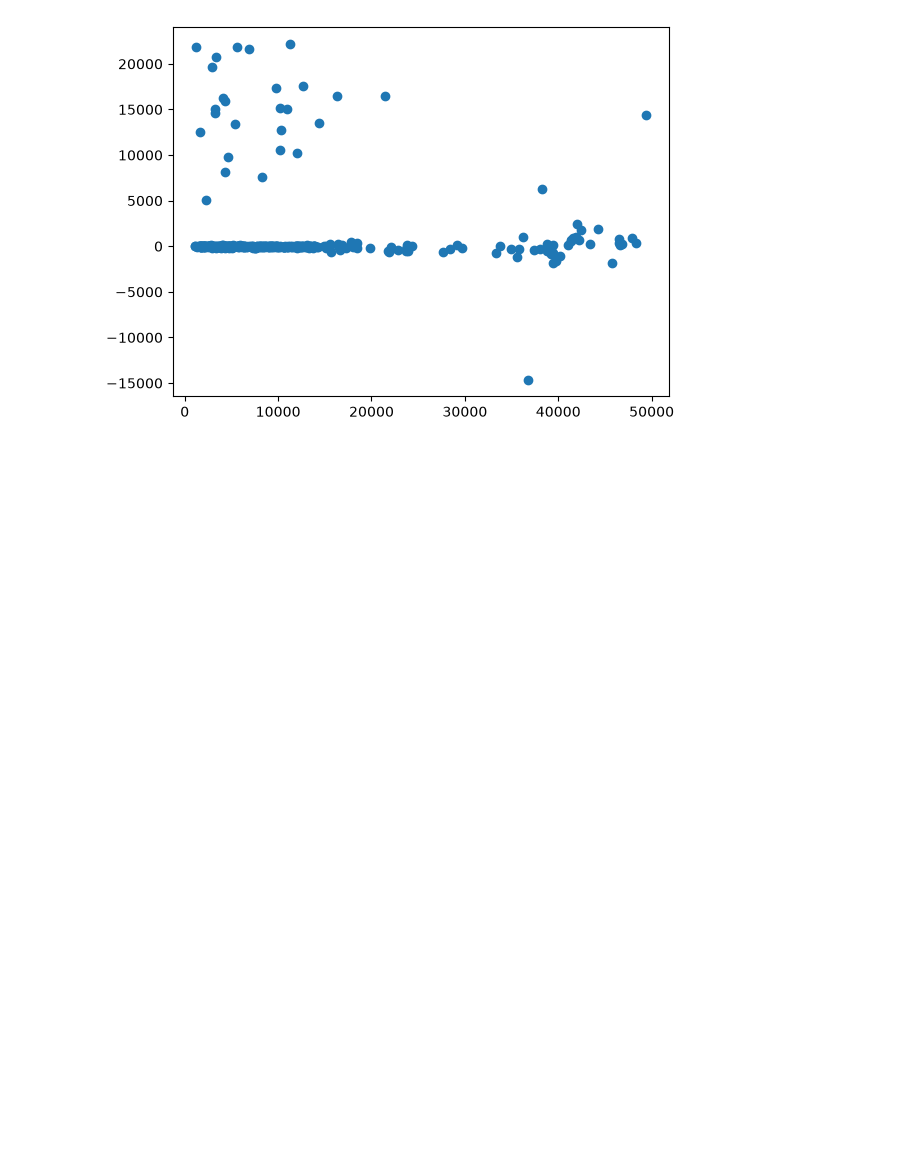
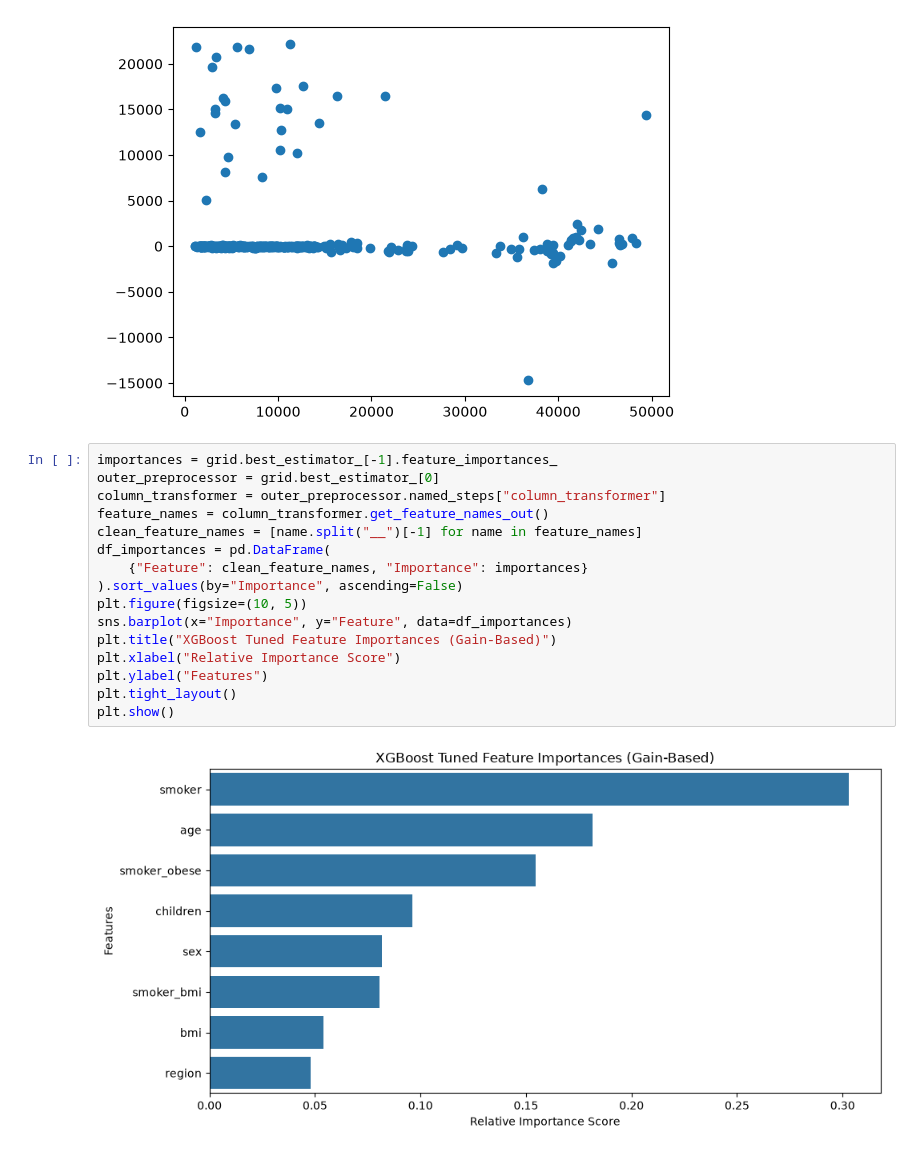
Before and after one commit to YugamdeepGoyal/PremiumPulse, a Jupyter notebook: xgboost.ipynb, the cells around one changed output. Cells and saved outputs as stored; diff of their text form; blank space fills up the shorter version.

```diff
--- a/xgboost.ipynb
+++ b/xgboost.ipynb
@@ -100,3 +99,21 @@ plt.scatter(y_pred, residuals)
 plt.show()
 # %% [output]
 [figure]
+# %%
+importances = grid.best_estimator_[-1].feature_importances_
+outer_preprocessor = grid.best_estimator_[0]
+column_transformer = outer_preprocessor.named_steps["column_transformer"]
+feature_names = column_transformer.get_feature_names_out()
+clean_feature_names = [name.split("__")[-1] for name in feature_names]
+df_importances = pd.DataFrame(
+    {"Feature": clean_feature_names, "Importance": importances}
+).sort_values(by="Importance", ascending=False)
+plt.figure(figsize=(10, 5))
+sns.barplot(x="Importance", y="Feature", data=df_importances)
+plt.title("XGBoost Tuned Feature Importances (Gain-Based)")
+plt.xlabel("Relative Importance Score")
+plt.ylabel("Features")
+plt.tight_layout()
+plt.show()
+# %% [output]
+[figure, added]
```
Also changed, not shown: parts of 1 cell of this notebook, 1 other file.
